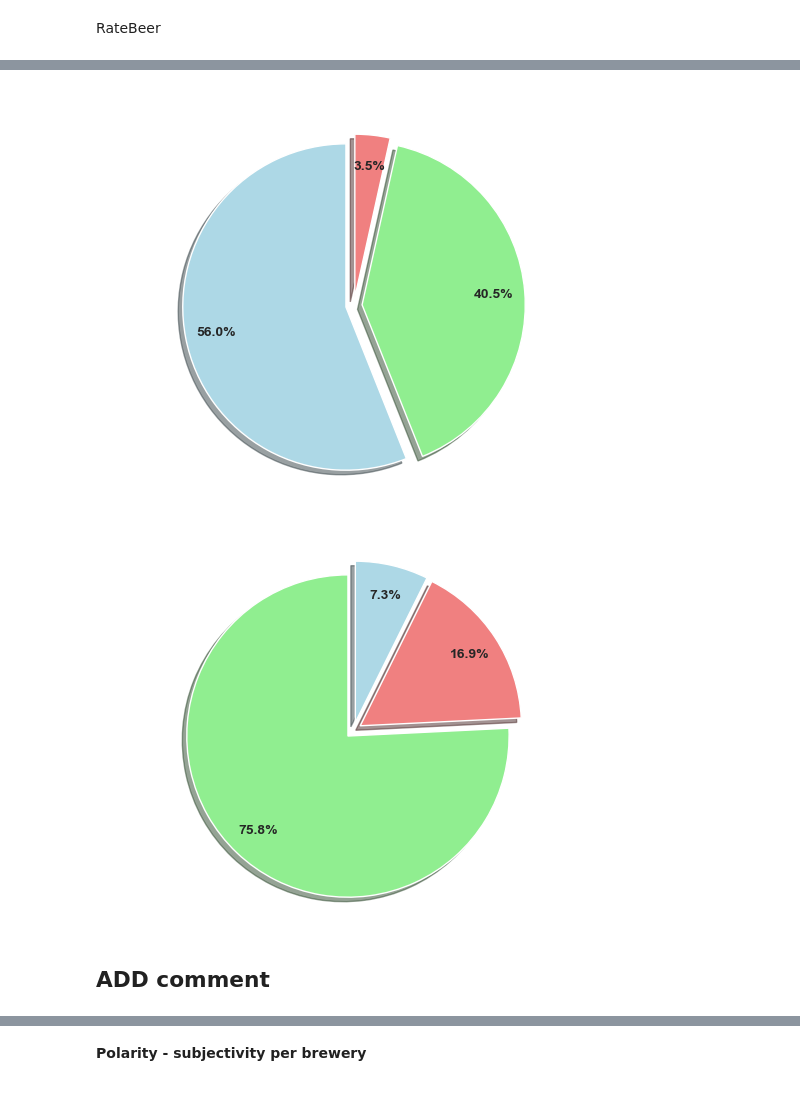
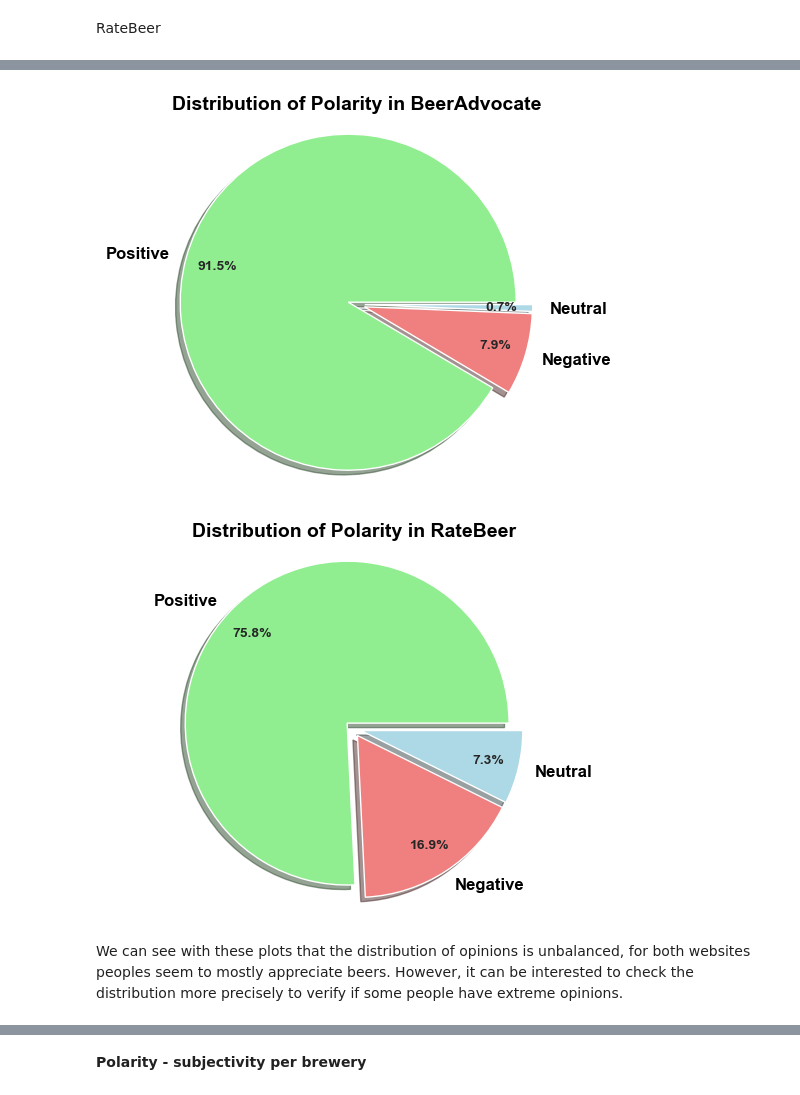
Before and after one commit to epfl-ada/ada-2023-project-laremontada61, a Jupyter notebook: milestone_P2.ipynb, the cells around one changed output, grey strips where cells are left out. Drawn from its saved outputs; the diff is of its cells as text; code cells hidden in the pictures.

Commit message:
add comments

```diff
--- a/milestone_P2.ipynb
+++ b/milestone_P2.ipynb
@@ -1009,8 +1035,6 @@ def preprocess_sentences(df):
     df['cleaned_text'] = df['cleaned_text'].apply(lemmatize_text)
     df['cleaned_text'] = df['cleaned_text'].apply(remove_stopwords)
     df['cleaned_text'] = df['cleaned_text'].apply(keep_only_english)
-    # remove the rows without text
-    df = df.dropna(subset=['cleaned_text']).loc[lambda x:x['cleaned_text'].str.strip() != '']
 
     return df
 
@@ -1032,6 +1056,10 @@ def compute_top_words(df):
 # can take 6-8 min to run on all the sentences
 ratings_BA_cleaned = preprocess_sentences(ratings_BA)
 ratings_RB_cleaned = preprocess_sentences(ratings_RB)
+
+# correction to remove missing sentences
+ratings_BA_cleaned = ratings_BA_cleaned[ratings_BA_cleaned['cleaned_text'] != 'nan']
+ratings_RB_cleaned = ratings_RB_cleaned[ratings_RB_cleaned['cleaned_text'] != 'nan']
 # %%
 # Before preprocessing of the sentences
 print("Before cleaning")
@@ -1261,32 +1287,32 @@ display(ratings_BA_cleaned.head(2), ratings_RB_cleaned.head(2))
 # %%
 def plot_pie_chart(df, title):
     polarity_counts = df['polarity_Analysis'].value_counts()
 
     labels = polarity_counts.index
     sizes = polarity_counts.values
     myexplode=[0.05, 0.05, 0.05]
     category_color = {'Positive': 'lightgreen', 'Neutral': 'lightblue', 'Negative': 'lightcoral'}
 
     colors = [category_color[label] for label in labels]
     fig, ax = plt.subplots()
-    wedges, texts, autotexts = ax.pie(sizes, labels=labels, explode=myexplode, colors= colors, autopct='%1.1f%%', startangle=90, pctdistance=0.81, shadow=True)
+    wedges, texts, autotexts = ax.pie(sizes, labels=labels, explode=myexplode, colors= colors, autopct='%1.1f%%', startangle=0, pctdistance=0.81, shadow=True)
 
     fig.patch.set_facecolor('none')
     ax.axis('equal')  # Equal aspect ratio ensures that pie is drawn as a circle.
 
     # Customize the appearance of labels and autopct values
-    plt.setp(texts, fontsize=12, fontweight='bold', color= 'white')
+    plt.setp(texts, fontsize=12, fontweight='bold', color= 'black')
     plt.setp(autotexts, fontsize=10, fontweight='bold')
-    plt.title(title, fontsize=14, fontweight='bold', color='white')
+    plt.title(title, fontsize=14, fontweight='bold', color='black')
     plt.show()
 
 plot_pie_chart(ratings_BA_cleaned, 'Distribution of Polarity in BeerAdvocate')
 plot_pie_chart(ratings_RB_cleaned, 'Distribution of Polarity in RateBeer')
 # %% [output]
-[figure, old version]
+[figure, new version]
-[figure, old version]
+[figure, new version]
-# %% [markdown]
-## ADD comment
+# %% [markdown]
+We can see with these plots that the distribution of opinions is unbalanced, for both websites peoples seem to mostly appreciate beers. However, it can be interested to check the distribution more precisely to verify if some people have extreme opinions.
 # %%
 fig, axs = plt.subplots(1,4, figsize=(15, 5))
 sns.boxplot(data = ratings_BA_cleaned[['polarity_text', 'polarity_cleaned_text']], showmeans=True, meanprops={"marker":"x", "markerfacecolor":"black", "markeredgecolor":"black"}, ax = axs[0])
```
Also changed, not shown: parts of 39 cells of this notebook, 1 other file.
